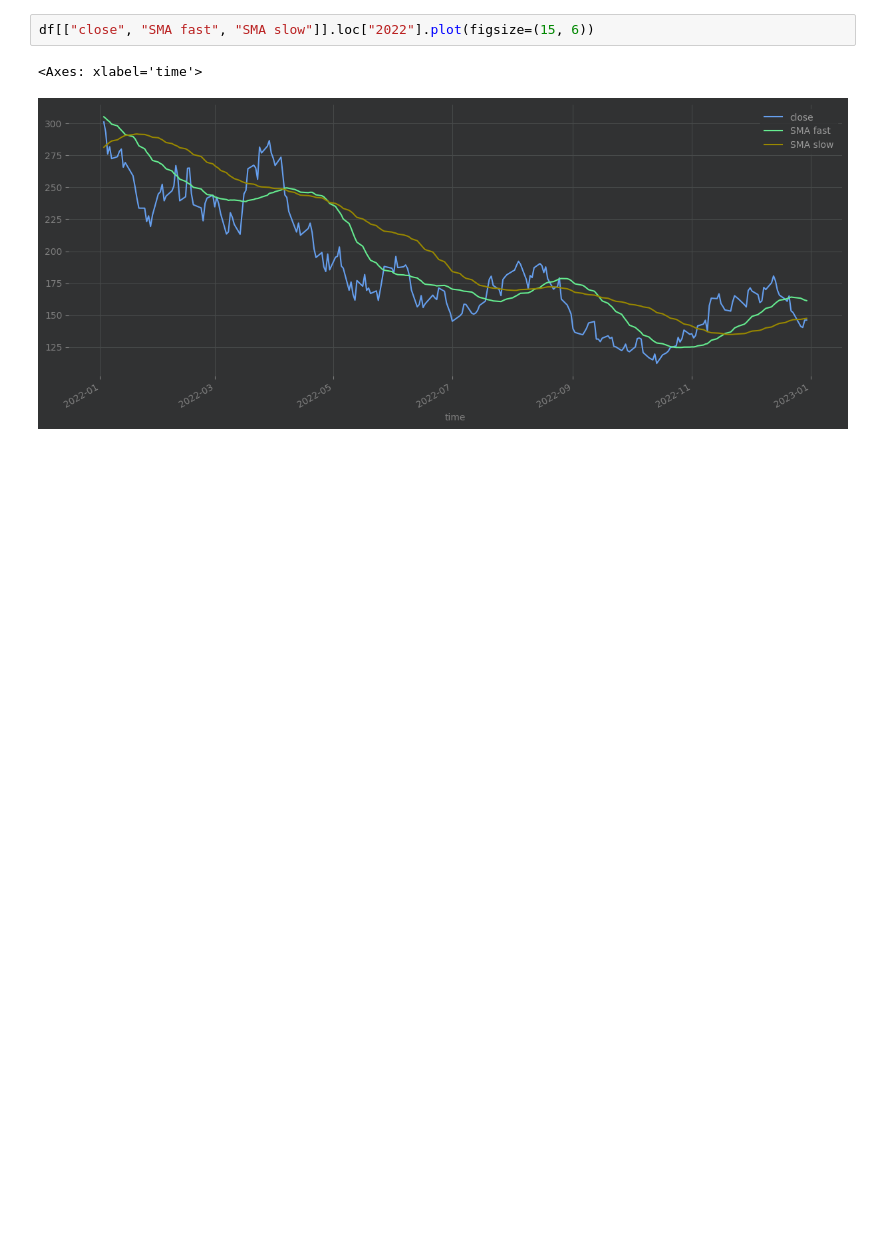
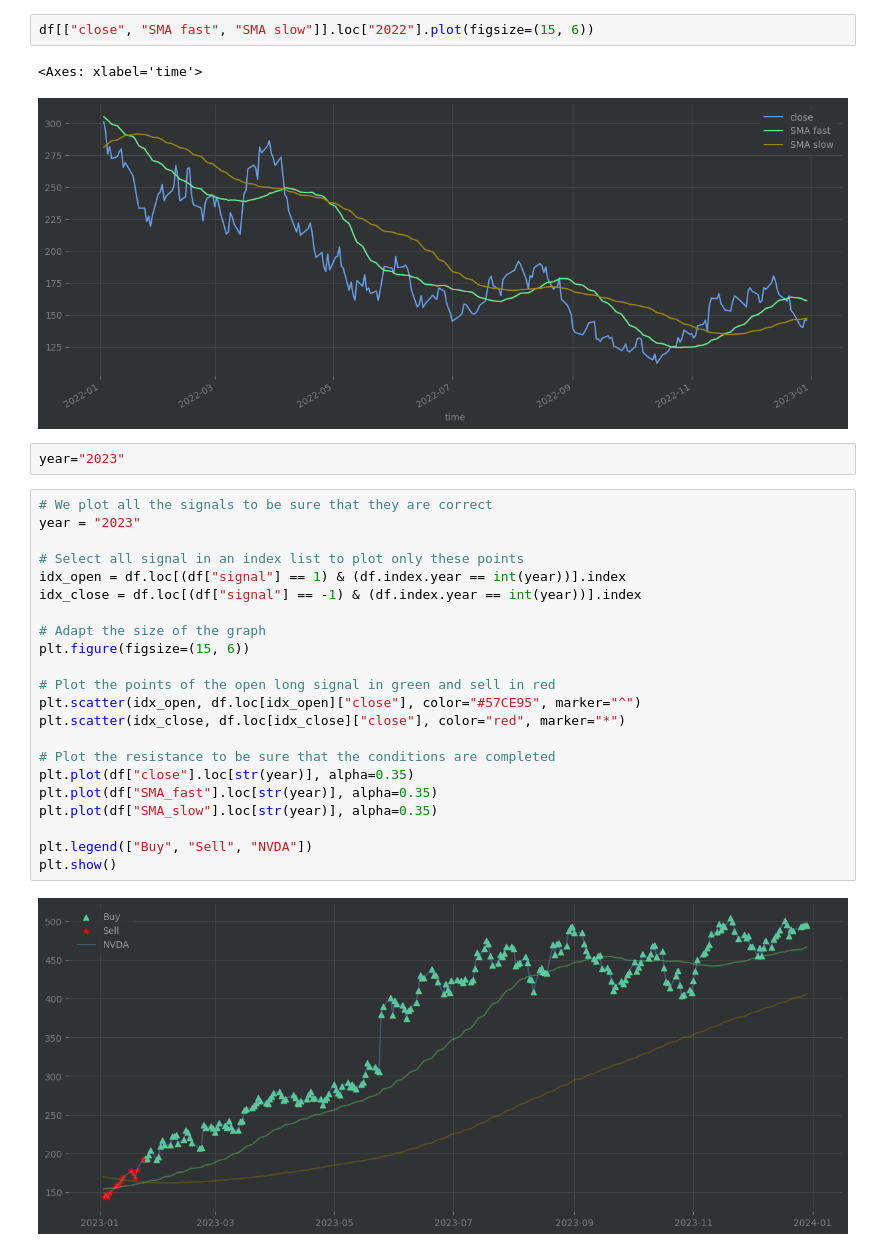
Before and after one commit to ranjan2829/Quant, a Jupyter notebook: $NVDA_Algorithm_Trading.ipynb, the cells around one changed output. Drawn from its saved outputs; the diff is of its cells as text; blank space fills up the shorter version.

```diff
--- a/$NVDA_Algorithm_Trading.ipynb
+++ b/$NVDA_Algorithm_Trading.ipynb
@@ -76,3 +76,29 @@ df[["close", "SMA fast", "SMA slow"]].loc["2022"].plot(figsize=(15, 6))
 # %% [output]
 <Axes: xlabel='time'>
 [figure]
+# %%
+year="2023"
+# %%
+# We plot all the signals to be sure that they are correct
+year = "2023"
+
+# Select all signal in an index list to plot only these points
+idx_open = df.loc[(df["signal"] == 1) & (df.index.year == int(year))].index
+idx_close = df.loc[(df["signal"] == -1) & (df.index.year == int(year))].index
+
+# Adapt the size of the graph
+plt.figure(figsize=(15, 6))
+
+# Plot the points of the open long signal in green and sell in red
+plt.scatter(idx_open, df.loc[idx_open]["close"], color="#57CE95", marker="^")
+plt.scatter(idx_close, df.loc[idx_close]["close"], color="red", marker="*")
+
+# Plot the resistance to be sure that the conditions are completed
+plt.plot(df["close"].loc[str(year)], alpha=0.35)
+plt.plot(df["SMA_fast"].loc[str(year)], alpha=0.35)
+plt.plot(df["SMA_slow"].loc[str(year)], alpha=0.35)
+
+plt.legend(["Buy", "Sell", "NVDA"])
+plt.show()
+# %% [output]
+[figure, added]
```
Also changed, not shown: parts of 1 cell of this notebook.
